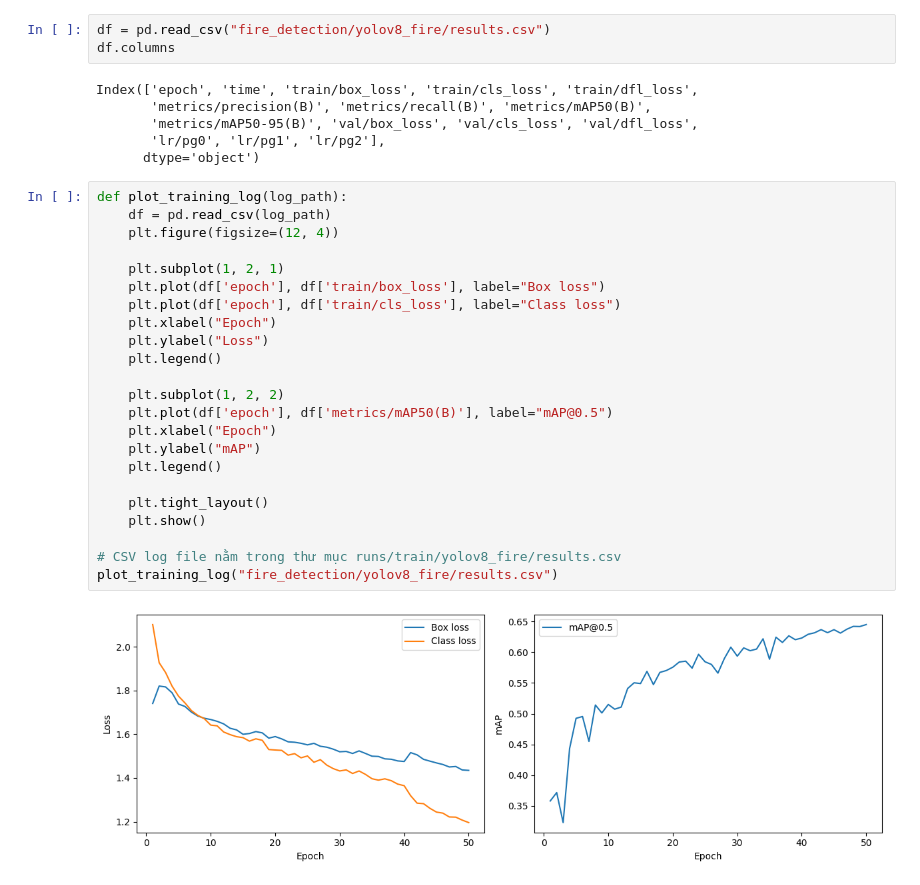
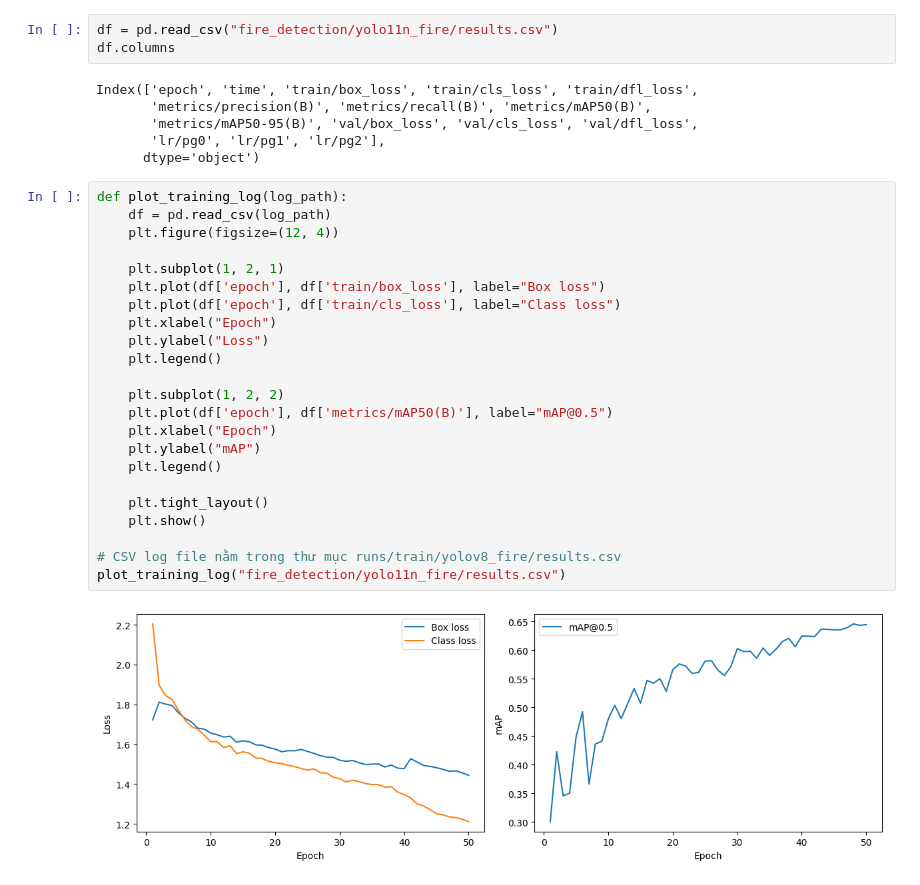
Before and after one commit to longluv1605/fire-detection, a Jupyter notebook: fire-detection-yolo.ipynb, the cells around one changed output. Saved outputs shown, nothing was run; the diff lists cells and outputs as text.

Commit message:
tested yolo11n -> 64.5mAP50

```diff
--- a/fire-detection-yolo.ipynb
+++ b/fire-detection-yolo.ipynb
@@ -152,5 +146,5 @@ Speed: 1.1ms preprocess, 8.2ms inference, 1.4ms postprocess per image at shape (
 # %%
-df = pd.read_csv("fire_detection/yolov8_fire/results.csv")
+df = pd.read_csv("fire_detection/yolo11n_fire/results.csv")
 df.columns
 # %% [output]
 Index(['epoch', 'time', 'train/box_loss', 'train/cls_loss', 'train/dfl_loss',
@@ -161,28 +155,28 @@ Index(['epoch', 'time', 'train/box_loss', 'train/cls_loss', 'train/dfl_loss',
 # %%
 def plot_training_log(log_path):
     df = pd.read_csv(log_path)
     plt.figure(figsize=(12, 4))
 
     plt.subplot(1, 2, 1)
     plt.plot(df['epoch'], df['train/box_loss'], label="Box loss")
     plt.plot(df['epoch'], df['train/cls_loss'], label="Class loss")
     plt.xlabel("Epoch")
     plt.ylabel("Loss")
     plt.legend()
 
     plt.subplot(1, 2, 2)
     plt.plot(df['epoch'], df['metrics/mAP50(B)'], label="mAP@0.5")
     plt.xlabel("Epoch")
     plt.ylabel("mAP")
     plt.legend()
 
     plt.tight_layout()
     plt.show()
 
 # CSV log file nằm trong thư mục runs/train/yolov8_fire/results.csv
-plot_training_log("fire_detection/yolov8_fire/results.csv")
+plot_training_log("fire_detection/yolo11n_fire/results.csv")
 # %% [output]
-[figure, old version]
+[figure, new version]
 # %%
 def get_prediction(image_path, model, conf=0.5):
     results = model.predict(image_path, conf=conf)
```
Also changed, not shown: parts of 5 cells of this notebook, 53 other files.
